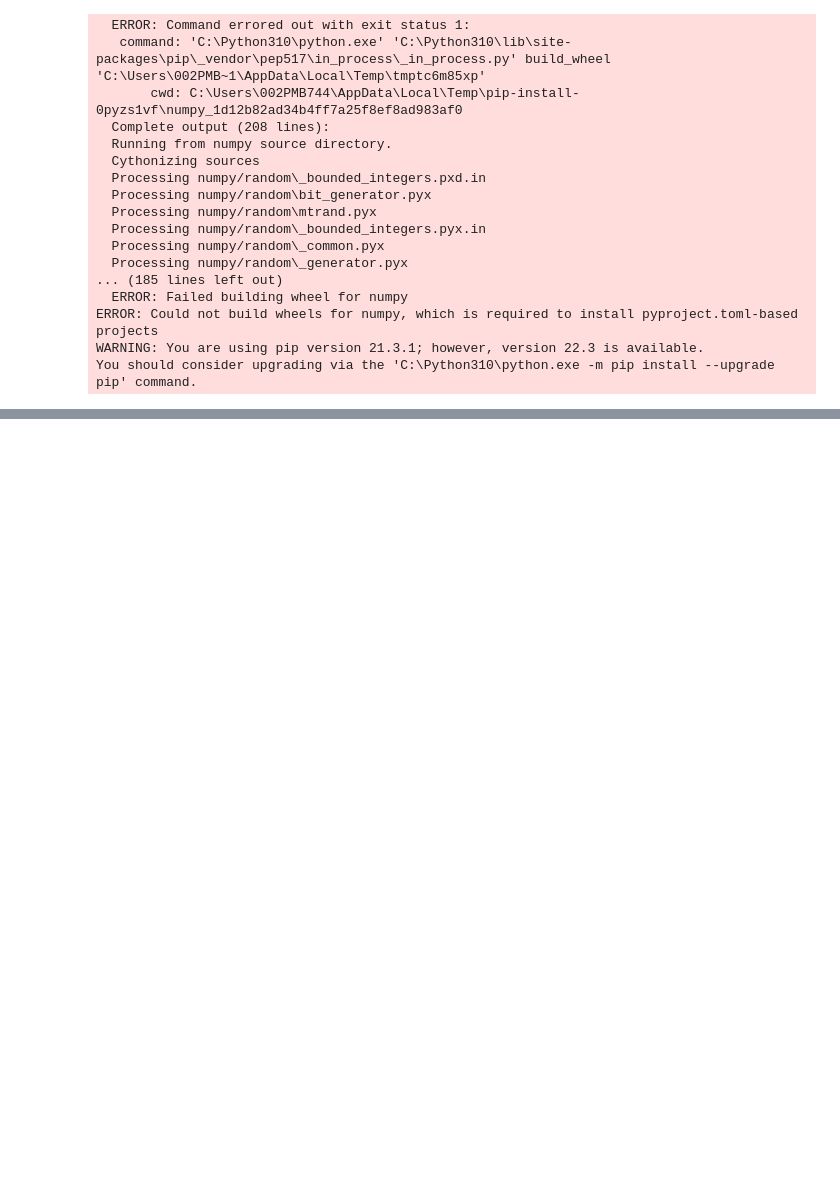
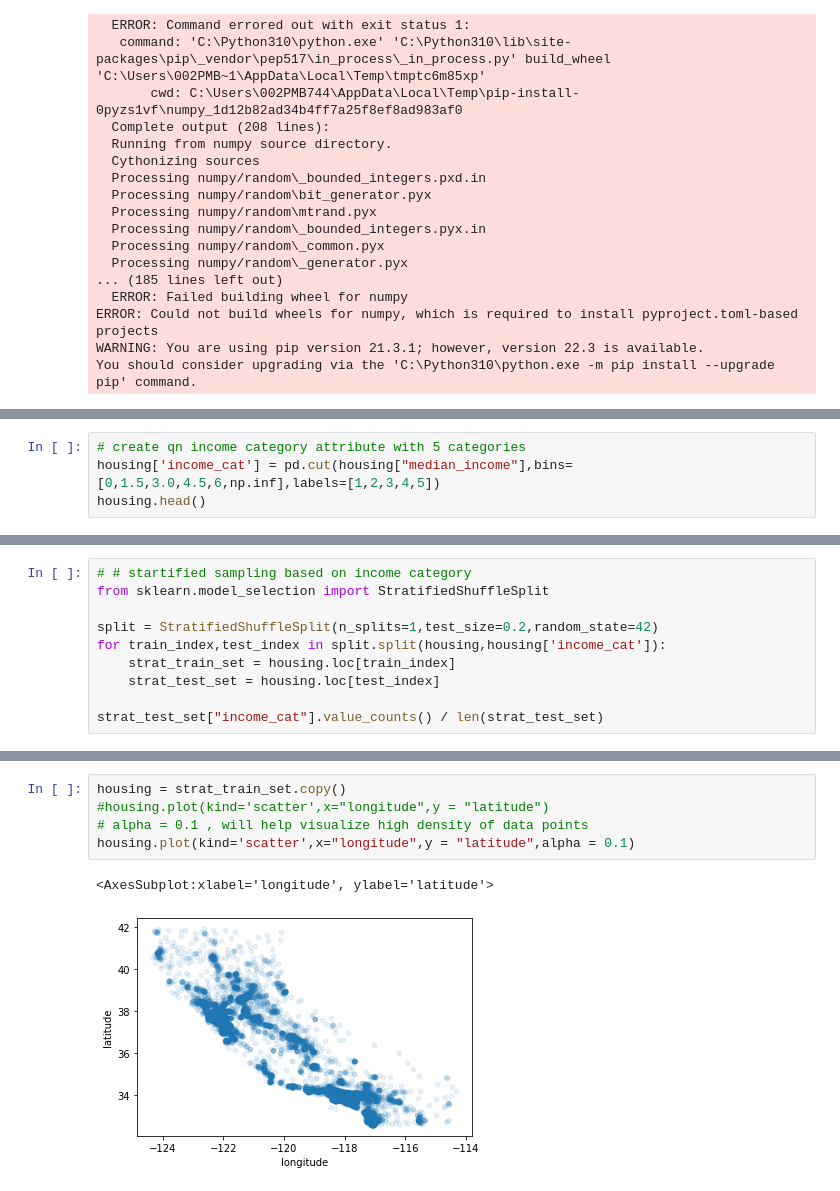
Before and after one commit to Anupam4677/ML, a Jupyter notebook: classification.ipynb, the cells around one changed output, grey strips where cells are left out. Cells and saved outputs as stored; diff of their text form; blank space fills up the shorter version.

```diff
--- a/classification.ipynb
+++ b/classification.ipynb
@@ -134,0 +139,4 @@ ValueError: numpy.ndarray size changed, may indicate binary incompatibility. Exp
+# %%
+# create qn income category attribute with 5 categories
+housing['income_cat'] = pd.cut(housing["median_income"],bins=[0,1.5,3.0,4.5,6,np.inf],labels=[1,2,3,4,5])
+housing.head()
@@ -134,0 +150,10 @@ ValueError: numpy.ndarray size changed, may indicate binary incompatibility. Exp
+# %%
+# # startified sampling based on income category
+from sklearn.model_selection import StratifiedShuffleSplit
+
+split = StratifiedShuffleSplit(n_splits=1,test_size=0.2,random_state=42)
+for train_index,test_index in split.split(housing,housing['income_cat']):
+    strat_train_set = housing.loc[train_index]
+    strat_test_set = housing.loc[test_index]
+
+strat_test_set["income_cat"].value_counts() / len(strat_test_set)
@@ -134,0 +180,8 @@ ValueError: numpy.ndarray size changed, may indicate binary incompatibility. Exp
+# %%
+housing = strat_train_set.copy()
+#housing.plot(kind='scatter',x="longitude",y = "latitude")
+# alpha = 0.1 , will help visualize high density of data points
+housing.plot(kind='scatter',x="longitude",y = "latitude",alpha = 0.1)
+# %% [output]
+<AxesSubplot:xlabel='longitude', ylabel='latitude'>
+[figure, added]
```
Also changed, not shown: parts of 10 cells of this notebook.
